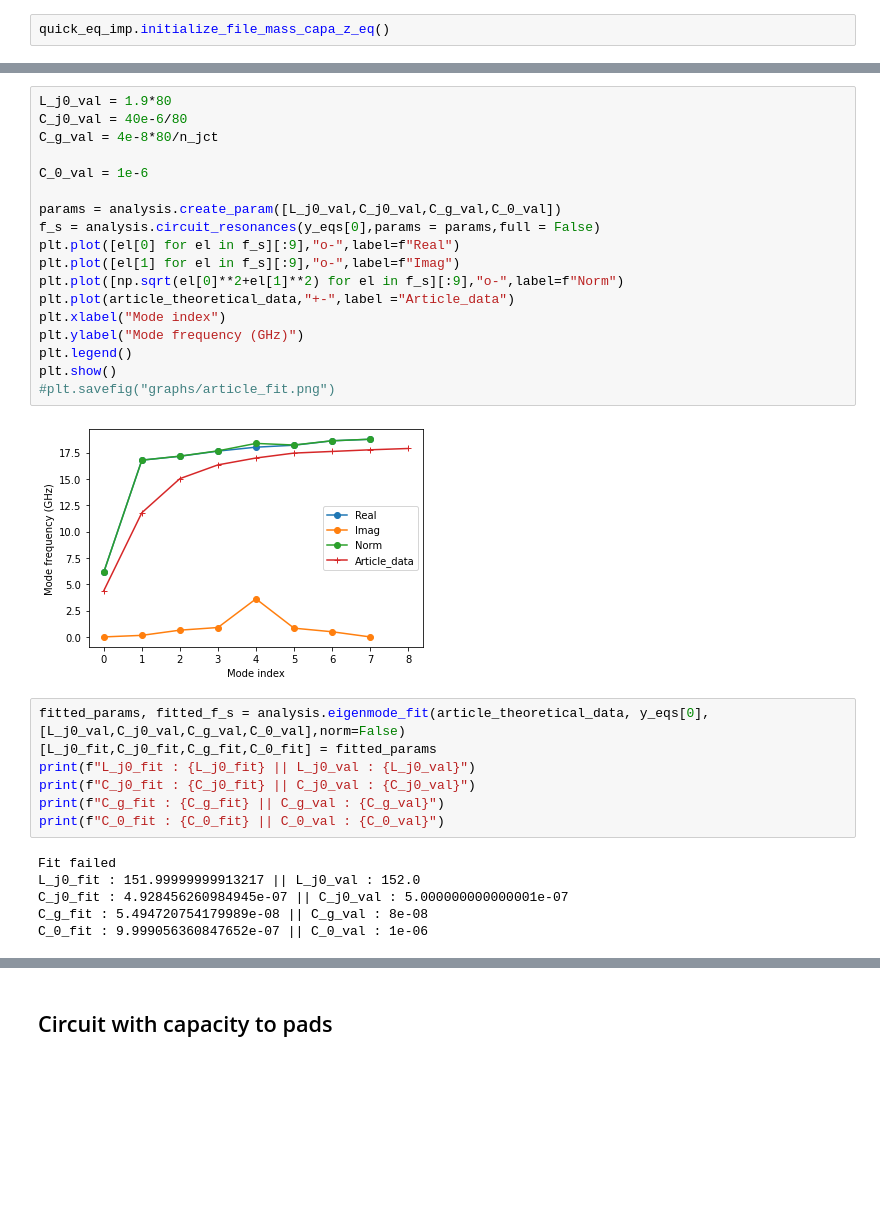
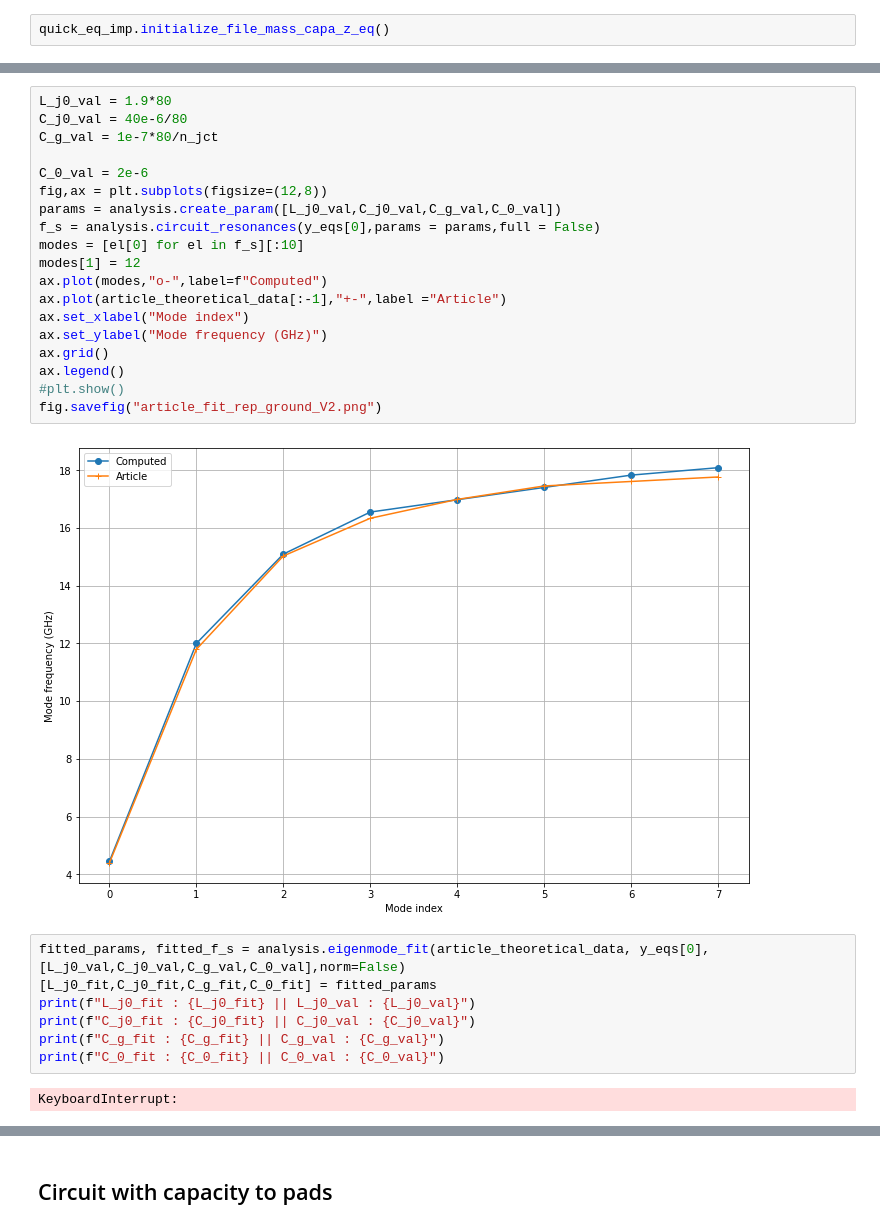
Before and after one commit to RemiRousseau/JJarray_formal, a Jupyter notebook: equivalent_impedance/Article_fit.ipynb, the cells around one changed output, grey strips where cells are left out. Cells and saved outputs as stored; diff of their text form; blank space fills up the shorter version.

```diff
--- a/equivalent_impedance/Article_fit.ipynb
+++ b/equivalent_impedance/Article_fit.ipynb
@@ -34,23 +27,24 @@ y_eqs = quick_eq_imp.equivalent_impedance(n_jct=n_jct,
 # %%
 L_j0_val = 1.9*80
 C_j0_val = 40e-6/80
-C_g_val = 4e-8*80/n_jct
+C_g_val = 1e-7*80/n_jct
 
-C_0_val = 1e-6
-
+C_0_val = 2e-6
+fig,ax = plt.subplots(figsize=(12,8))
 params = analysis.create_param([L_j0_val,C_j0_val,C_g_val,C_0_val])
 f_s = analysis.circuit_resonances(y_eqs[0],params = params,full = False)
-plt.plot([el[0] for el in f_s][:9],"o-",label=f"Real")
-plt.plot([el[1] for el in f_s][:9],"o-",label=f"Imag")
-plt.plot([np.sqrt(el[0]**2+el[1]**2) for el in f_s][:9],"o-",label=f"Norm")
-plt.plot(article_theoretical_data,"+-",label ="Article_data")
-plt.xlabel("Mode index")
-plt.ylabel("Mode frequency (GHz)")
-plt.legend()
-plt.show()
-#plt.savefig("graphs/article_fit.png")
+modes = [el[0] for el in f_s][:10]
+modes[1] = 12
+ax.plot(modes,"o-",label=f"Computed")
+ax.plot(article_theoretical_data[:-1],"+-",label ="Article")
+ax.set_xlabel("Mode index")
+ax.set_ylabel("Mode frequency (GHz)")
+ax.grid()
+ax.legend()
+#plt.show()
+fig.savefig("article_fit_rep_ground_V2.png")
 # %% [output]
-[figure, old version]
+[figure, new version]
 # %%
 fitted_params, fitted_f_s = analysis.eigenmode_fit(article_theoretical_data, y_eqs[0],[L_j0_val,C_j0_val,C_g_val,C_0_val],norm=False)
 [L_j0_fit,C_j0_fit,C_g_fit,C_0_fit] = fitted_params
@@ -59,11 +53,7 @@ print(f"C_j0_fit : {C_j0_fit} || C_j0_val : {C_j0_val}")
 print(f"C_g_fit : {C_g_fit} || C_g_val : {C_g_val}")
 print(f"C_0_fit : {C_0_fit} || C_0_val : {C_0_val}")
 # %% [output]
-Fit failed
-L_j0_fit : 151.99999999913217 || L_j0_val : 152.0
-C_j0_fit : 4.928456260984945e-07 || C_j0_val : 5.000000000000001e-07
-C_g_fit : 5.494720754179989e-08 || C_g_val : 8e-08
-C_0_fit : 9.999056360847652e-07 || C_0_val : 1e-06
+KeyboardInterrupt:
 # %%
 plt.plot([np.sqrt(el[0]**2+el[1]**2) for el in fitted_f_s][:9],"o-",label=f"Zeros of Y_eq (C_0 = {round(C_0_fit*1e6,2)} fF)")
 plt.plot(article_theoretical_data,"+-",label ="Article_data")
```
Also changed, not shown: parts of 7 cells of this notebook, 44 other files.
